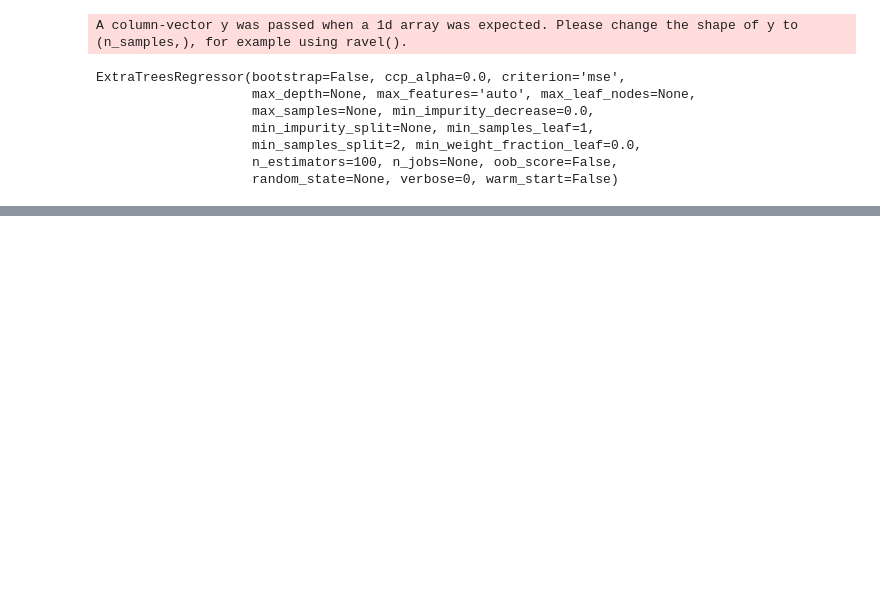
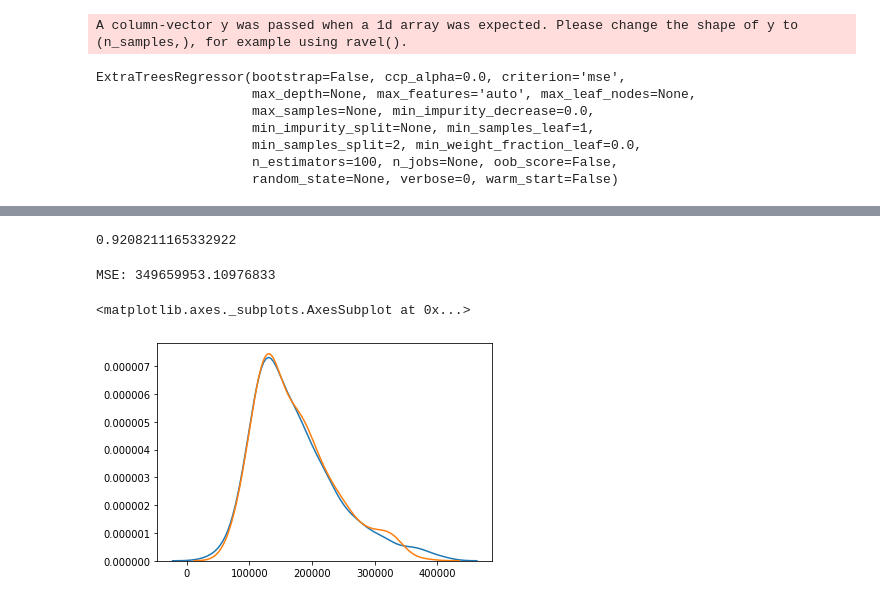
Before and after one commit to KrishnaDesai16/HousePricePrediction, a Jupyter notebook: Modelling.ipynb, the cells around one changed output, grey strips where cells are left out. Cells and saved outputs as stored; diff of their text form; code cells hidden in the pictures; blank space fills up the shorter version.

```diff
--- a/Modelling.ipynb
+++ b/Modelling.ipynb
@@ -202,0 +230,10 @@ metrics.r2_score(y_test,y_pred)
+# %%
+xgb =XGBRegressor( booster='gbtree', colsample_bylevel=1,
+             colsample_bynode=1, colsample_bytree=0.6, gamma=0,
+             importance_type='gain', learning_rate=0.01, max_delta_step=0,
+             max_depth=4, min_child_weight=1.5, n_estimators=2400,
+             n_jobs=1, nthread=None, objective='reg:linear',
+             reg_alpha=0.6, reg_lambda=0.6, scale_pos_weight=1,
+             silent=None, subsample=0.8, verbosity=1)
+# %%
+xgb.fit(X_train,y_train)
@@ -202,0 +251,16 @@ metrics.r2_score(y_test,y_pred)
+# %%
+y_pred1=xgb.predict(X_test)
+# %%
+r2_score(y_test,y_pred1) # accuracy of model : 92%
+# %% [output]
+0.9208211165332922
+# %%
+print('MSE:',metrics.mean_squared_error(y_test,y_pred1))
+# %% [output]
+MSE: 349659953.10976833
+# %%
+sb.distplot(y_test,kde=True,hist=False)
+sb.distplot(y_pred1,kde=True,hist=False)
+# %% [output]
+<matplotlib.axes._subplots.AxesSubplot at 0x...>
+[figure, added]
```
Also changed, not shown: parts of 27 cells of this notebook, 1 other file.
